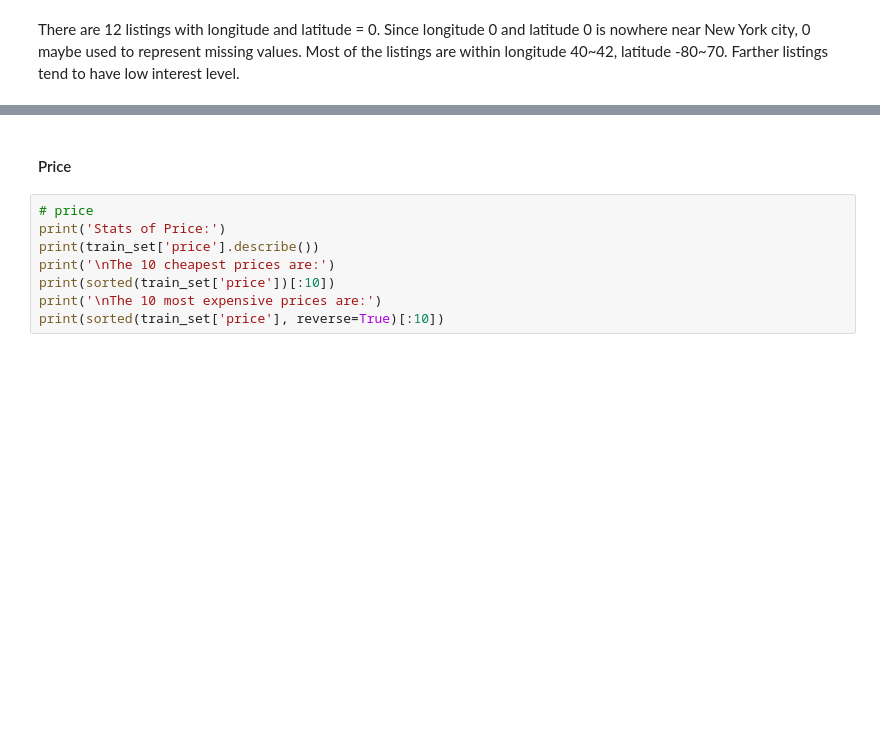
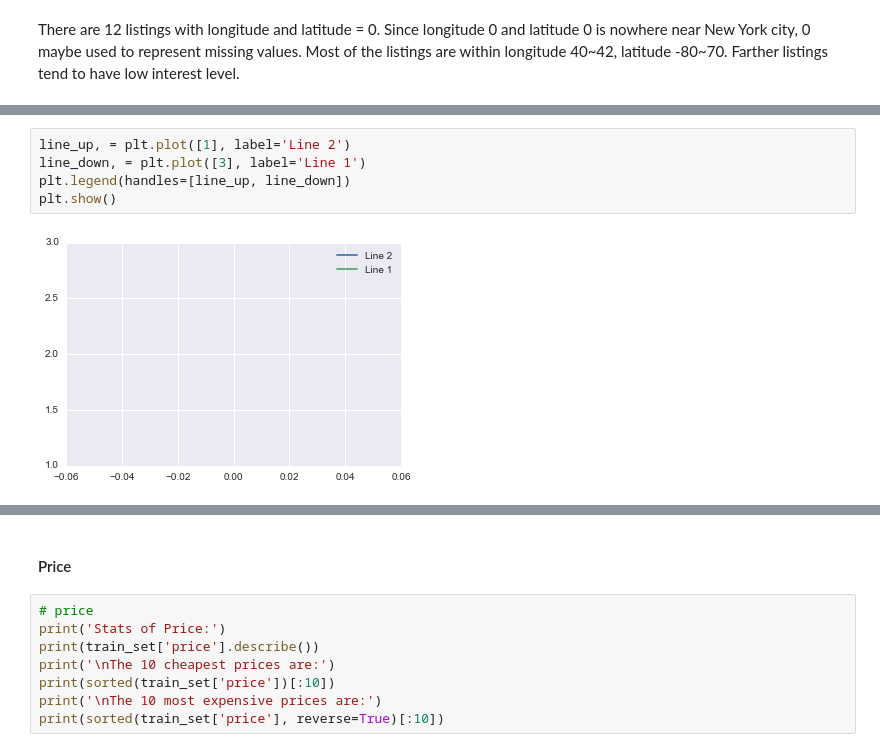
Before and after one commit to al825/Reatal_List_Classification, a Jupyter notebook: data_exploratory_analysis.ipynb, the cells around one changed output, grey strips where cells are left out. Saved outputs shown, nothing was run; the diff lists cells and outputs as text; blank space fills up the shorter version.

```diff
--- a/data_exploratory_analysis.ipynb
+++ b/data_exploratory_analysis.ipynb
@@ -261,0 +299,7 @@ There are 12 listings with longitude and latitude = 0. Since longitude 0 and lat
+# %%
+line_up, = plt.plot([1], label='Line 2')
+line_down, = plt.plot([3], label='Line 1')
+plt.legend(handles=[line_up, line_down])
+plt.show()
+# %% [output]
+[figure, added]
```
Also changed, not shown: parts of 8 cells of this notebook.
